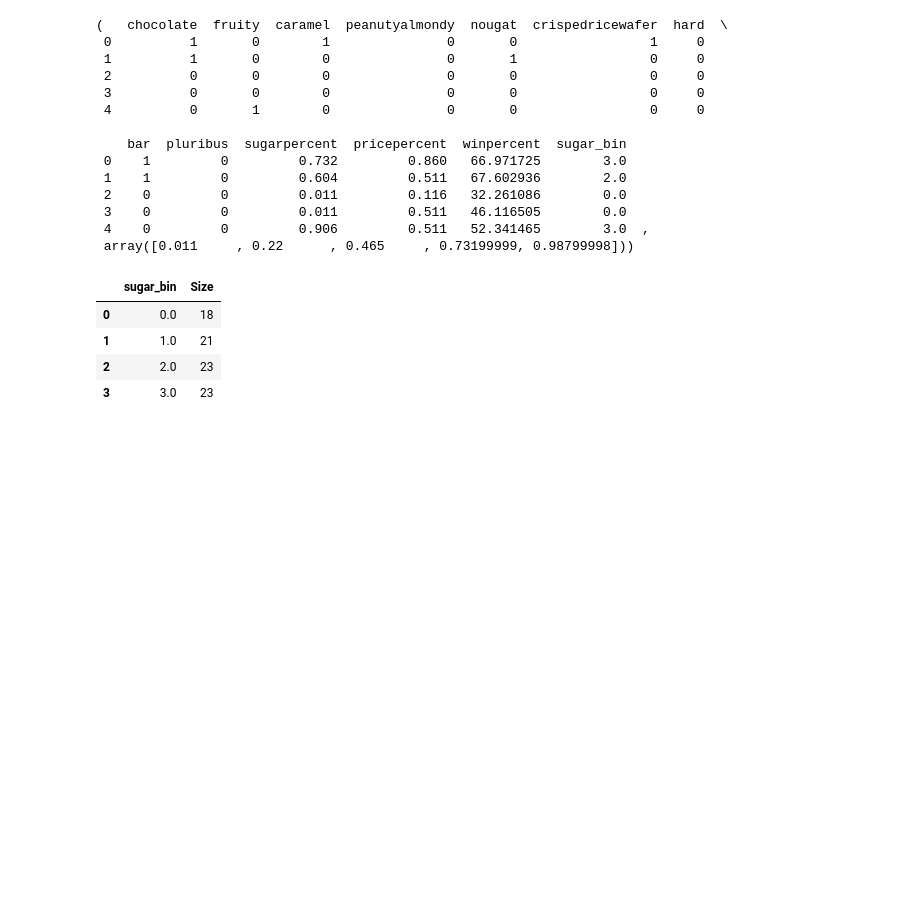
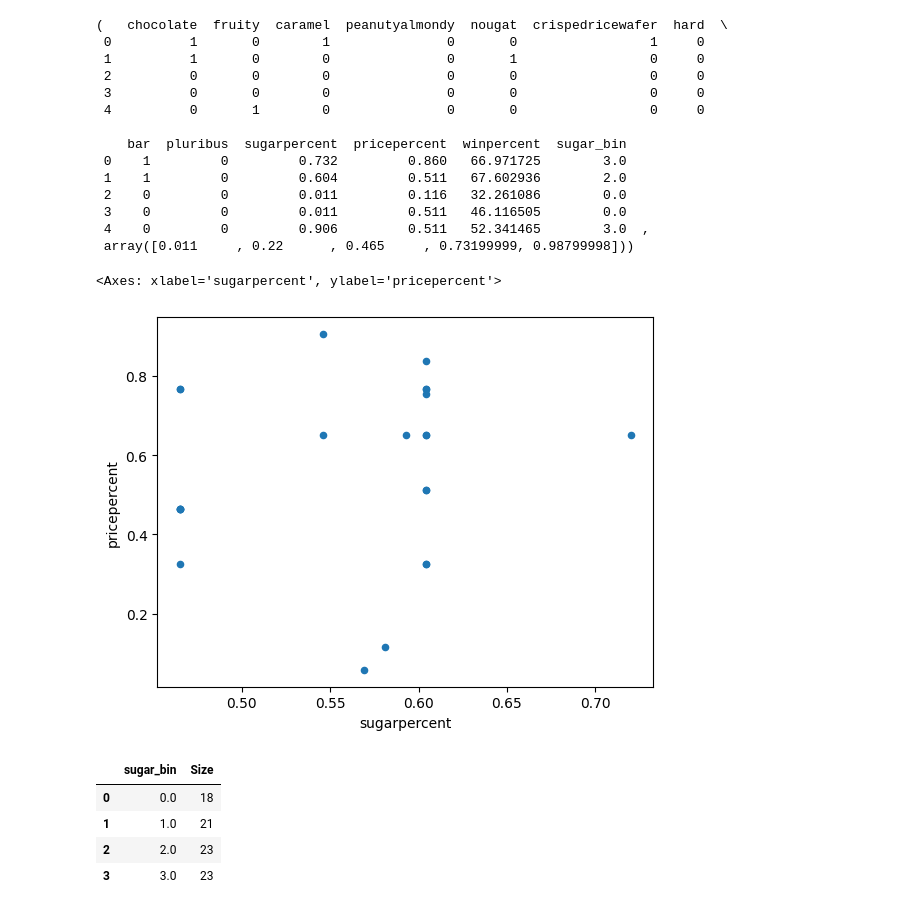
Before and after one commit to Eezzeldin/candy, a Jupyter notebook: candy_priceElasticity.ipynb, the cells around one changed output. Cells and saved outputs as stored; diff of their text form; code cells hidden in the pictures; blank space fills up the shorter version.

```diff
--- a/candy_priceElasticity.ipynb
+++ b/candy_priceElasticity.ipynb
@@ -131,6 +193,11 @@ data_prepared.head(), sugar_binner.bin_edges_[0]
  3    0         0         0.011         0.511   46.116505        0.0
  4    0         0         0.906         0.511   52.341465        3.0  ,
  array([0.011     , 0.22      , 0.465     , 0.73199999, 0.98799998]))
+# %%
+data_prepared [data_prepared ["sugar_bin"] == 2].plot.scatter ("sugarpercent" , "pricepercent")
+# %% [output]
+<Axes: xlabel='sugarpercent', ylabel='pricepercent'>
+[figure, added]
 # %%
 # Calculate the size (number of candies) per sugar bin
 bin_sizes = data_prepared.groupby('sugar_bin').size()
```
Also changed, not shown: parts of 10 cells of this notebook.
